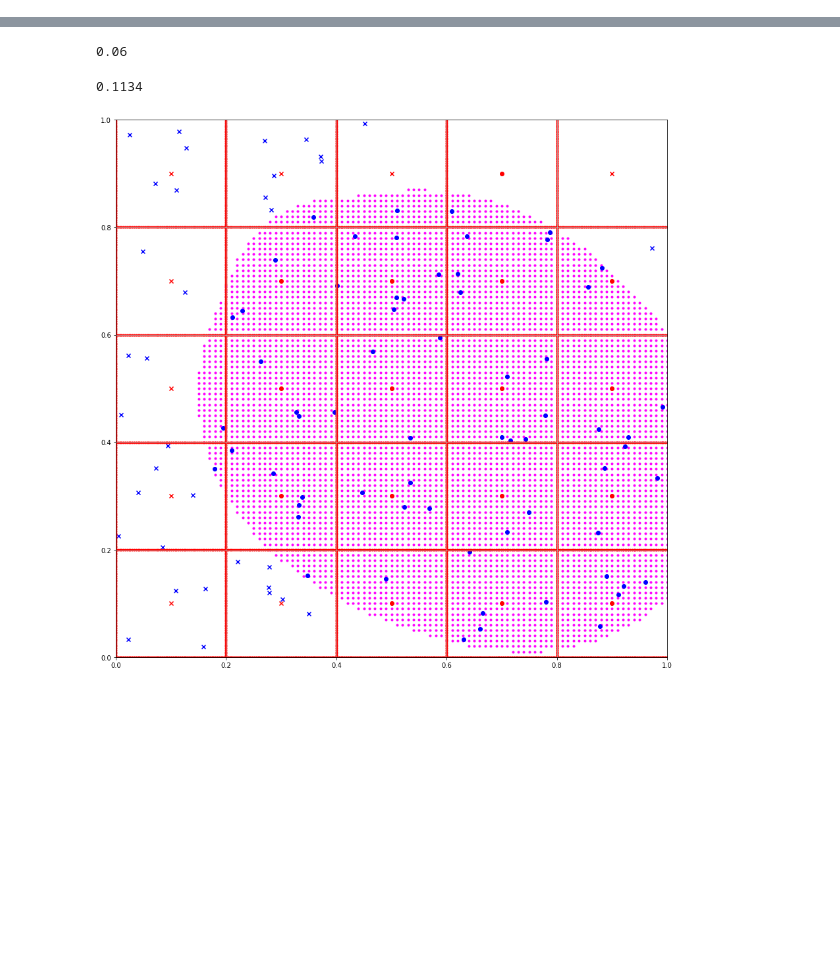
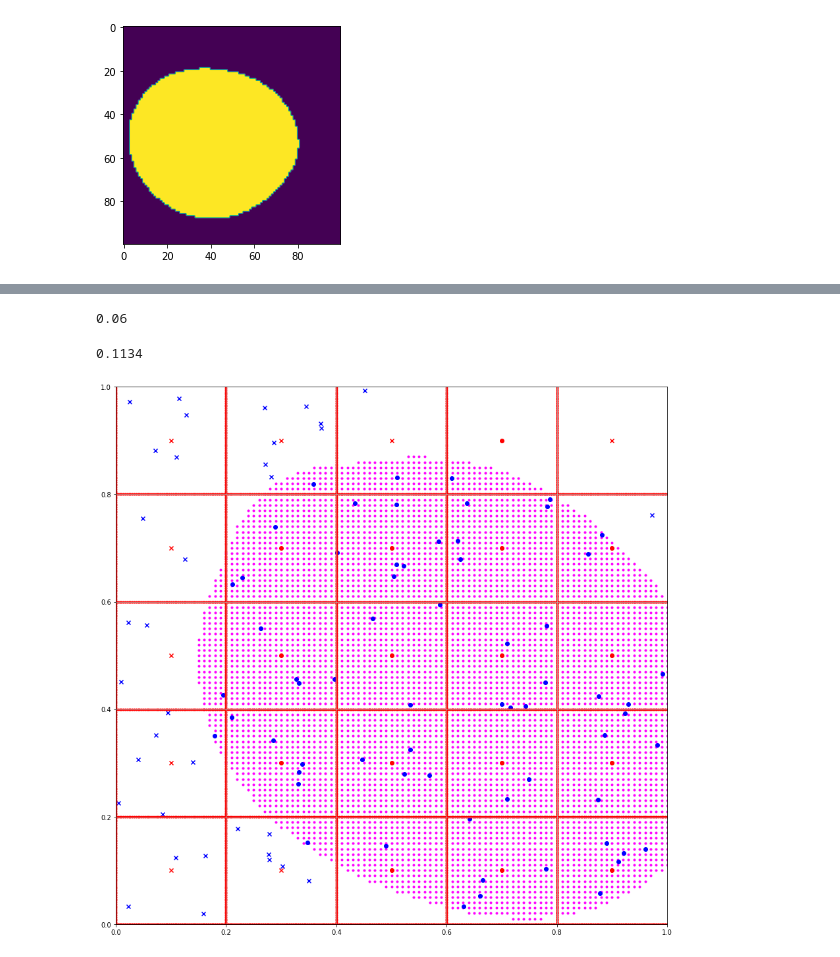
Before and after one commit to gfouilhe/UPS, a Jupyter notebook: Big Data/tp1_etudiants.ipynb, the cells around one changed output, grey strips where cells are left out. Saved outputs shown, nothing was run; the diff lists cells and outputs as text; code cells hidden in the pictures; blank space fills up the shorter version.

```diff
--- a/Big Data/tp1_etudiants.ipynb
+++ b/Big Data/tp1_etudiants.ipynb
@@ -6,0 +5,33 @@ import math as Math
+# %%
+def intens(x1,x2,g,s):
+
+  Y = np.zeros((len(x1),len(x2)))
+  f = np.zeros((len(x1),len(x2)))
+  for m in range(len(x1)):
+    for n in range(len(x2)):
+      for i in range(len(g)):
+        gi = g[i]
+        si = s[i]
+        f[m,n] += np.exp((-(x1[m] - gi[0])**2 - (x2[n] - gi[1])**2)/(2*si**2))
+      if f[m,n] > 1/2:
+        Y[m,n] = 1
+  return Y
+
+def ensalea(n,a,flag=False):
+
+  g = np.random.uniform(0.2,0.8,(n,2))
+  s = np.random.uniform(0,a,n)
+
+  if not flag:
+    return [g,s]
+
+  x1 = np.linspace(0,1,100)
+  x2 = np.linspace(0,1,100)
+  Y = intens(x1,x2,g,s)
+  plt.imshow(Y)
+
+  return [g,s]
+# %%
+[g,s] = ensalea(4,0.3,True)
+# %% [output]
+[figure, added]
```
Also changed, not shown: parts of 4 cells of this notebook, 1 other file.
